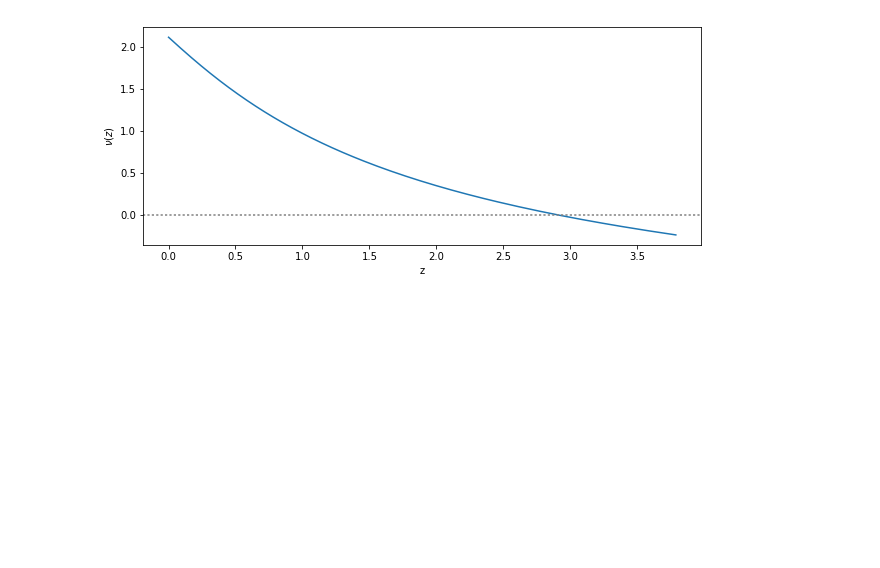
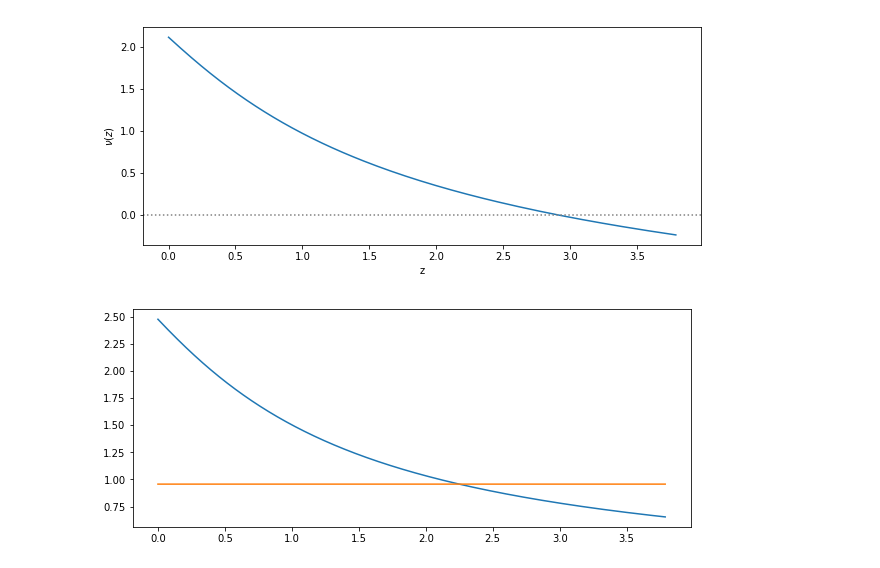
Before and after one commit to igmhub/LyaCoLoRe, a Jupyter notebook: notebooks/threshold_dla_bias.ipynb, the cells around one changed output. Cells and saved outputs as stored; diff of their text form; code cells hidden in the pictures; blank space fills up the shorter version.

```diff
--- a/notebooks/threshold_dla_bias.ipynb
+++ b/notebooks/threshold_dla_bias.ipynb
@@ -127,3 +127,26 @@ plt.axhline(y=0,ls=':',color='gray')
 plt.savefig('dla_nu_z.pdf')
 # %% [output]
 [figure]
+# %%
+from scipy.interpolate import interp1d
+
+def nu_of_bD(b):
+    """ Compute the Gaussian field threshold for a given bias"""
+    nu = np.linspace(-10,100,500) # Generous range to interpolate
+    p_nu = norm.pdf(nu)
+    galaxy_mean = 1.0-norm.cdf(nu)
+    b_nu = np.zeros(nu.shape)
+    b_nu[galaxy_mean!=0] = p_nu[galaxy_mean!=0]/galaxy_mean[galaxy_mean!=0]
+    y = interp1d(b_nu,nu)
+    return y(b)
+
+y = interp1d(z,D_z)
+b_D_sigma0 = dla_bias*D_z*sigma_0
+alt_b_D_sigma0 = dla_bias*y(2.25)*sigma_0*np.ones(z.shape)
+nu_arr = nu_of_bD(b_D_sigma0)
+
+plt.plot(z,b_D_sigma0)
+plt.plot(z,alt_b_D_sigma0)
+plt.show()
+# %% [output]
+[figure, added]
```
Also changed, not shown: parts of 1 cell of this notebook, 3 other files.
